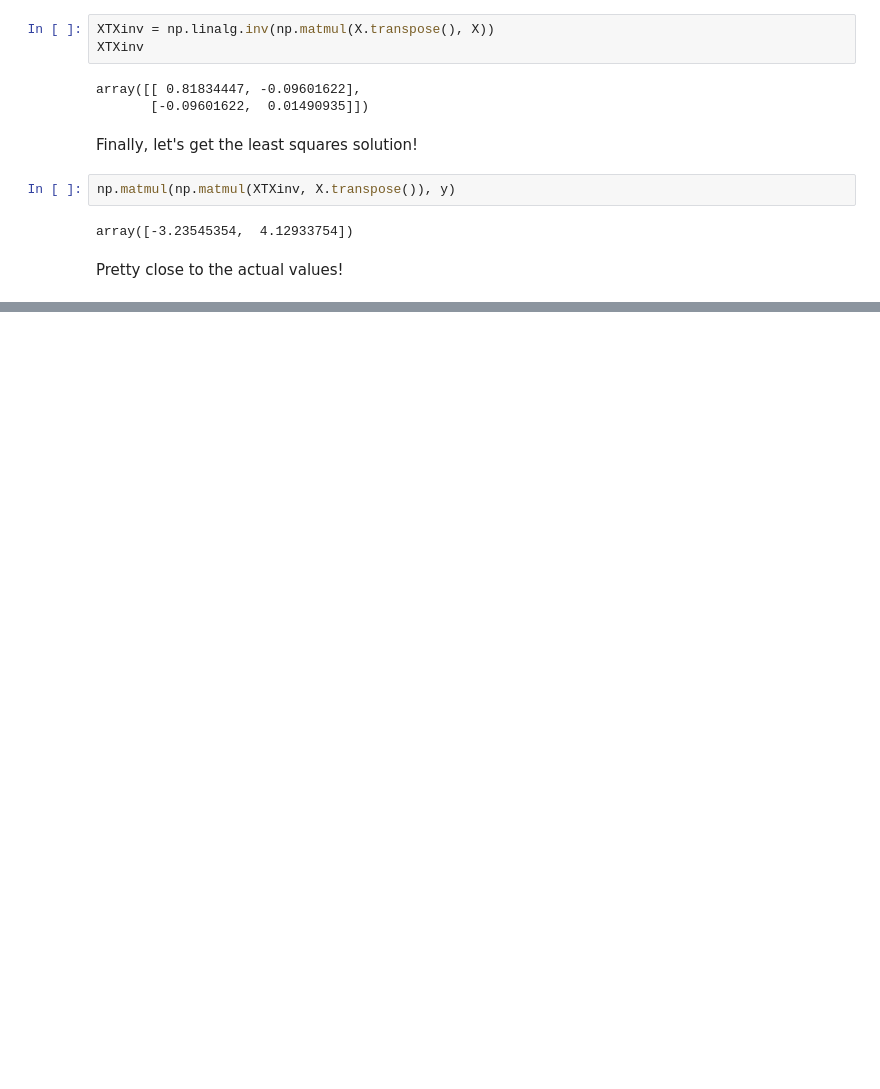
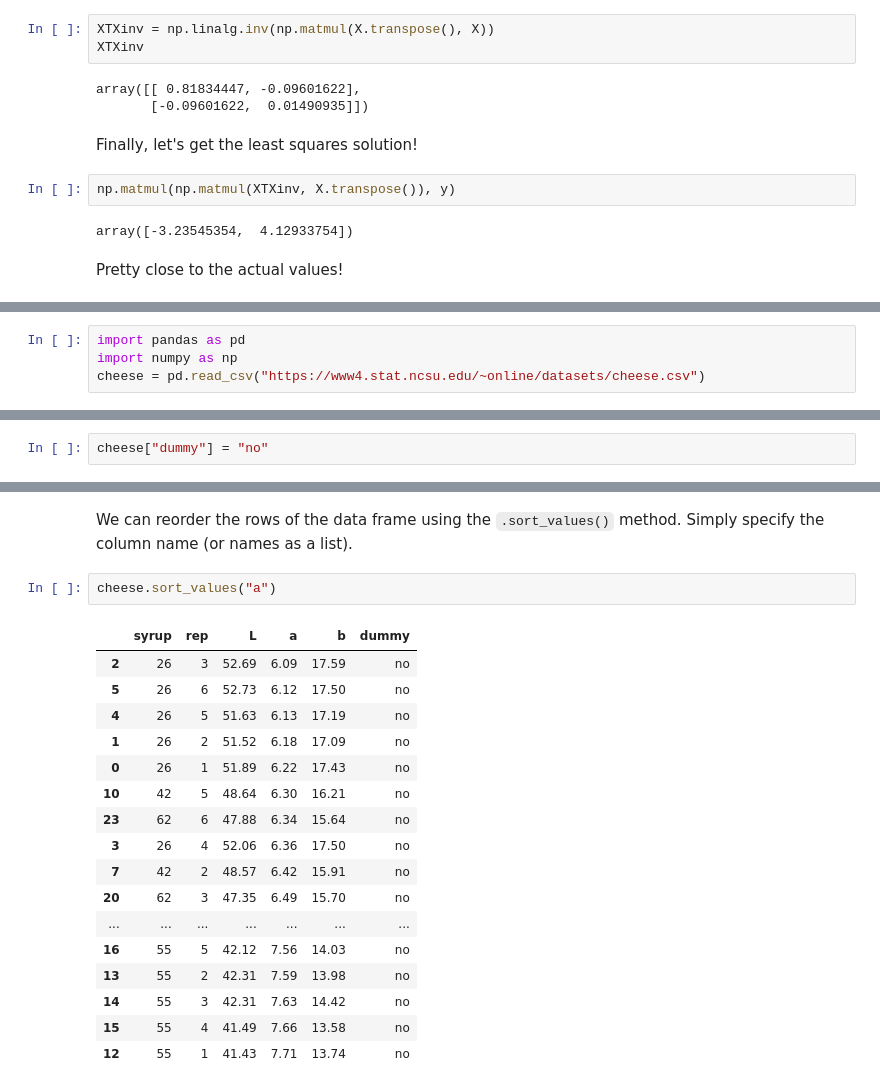
Before and after one commit to jbpost2/ST-554-Big-Data-With-Python-Course-Notes, a Jupyter notebook: Learning_Python.ipynb, the cells around one changed output, grey strips where cells are left out. Saved outputs shown, nothing was run; the diff lists cells and outputs as text; blank space fills up the shorter version.

```diff
--- a/Learning_Python.ipynb
+++ b/Learning_Python.ipynb
@@ -881,0 +891,4 @@ Pretty close to the actual values!
+# %%
+import pandas as pd
+import numpy as np
+cheese = pd.read_csv("https://www4.stat.ncsu.edu/~online/datasets/cheese.csv")
@@ -881,0 +923,2 @@ Pretty close to the actual values!
+# %%
+cheese["dummy"] = "no"
@@ -881,0 +934,22 @@ Pretty close to the actual values!
+# %% [markdown]
+We can reorder the rows of the data frame using the `.sort_values()` method.  Simply specify the column name (or names as a list).
+# %%
+cheese.sort_values("a")
+# %% [output]
+|  | syrup | rep | L | a | b | dummy |
+| 2 | 26 | 3 | 52.69 | 6.09 | 17.59 | no |
+| 5 | 26 | 6 | 52.73 | 6.12 | 17.50 | no |
+| 4 | 26 | 5 | 51.63 | 6.13 | 17.19 | no |
+| 1 | 26 | 2 | 51.52 | 6.18 | 17.09 | no |
+| 0 | 26 | 1 | 51.89 | 6.22 | 17.43 | no |
+| 10 | 42 | 5 | 48.64 | 6.30 | 16.21 | no |
+| 23 | 62 | 6 | 47.88 | 6.34 | 15.64 | no |
+| 3 | 26 | 4 | 52.06 | 6.36 | 17.50 | no |
+| 7 | 42 | 2 | 48.57 | 6.42 | 15.91 | no |
+| 20 | 62 | 3 | 47.35 | 6.49 | 15.70 | no |
+| ... | ... | ... | ... | ... | ... | ... |
+| 16 | 55 | 5 | 42.12 | 7.56 | 14.03 | no |
+| 13 | 55 | 2 | 42.31 | 7.59 | 13.98 | no |
+| 14 | 55 | 3 | 42.31 | 7.63 | 14.42 | no |
+| 15 | 55 | 4 | 41.49 | 7.66 | 13.58 | no |
+| 12 | 55 | 1 | 41.43 | 7.71 | 13.74 | no |
```
Also changed, not shown: parts of 42 cells of this notebook.
